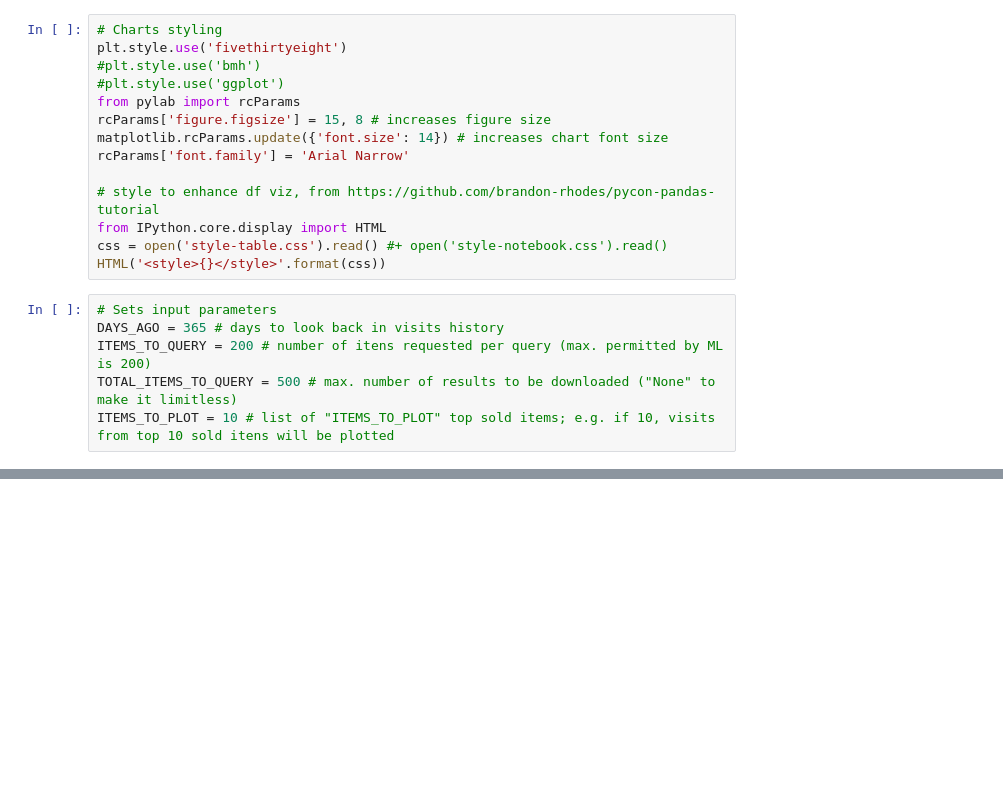
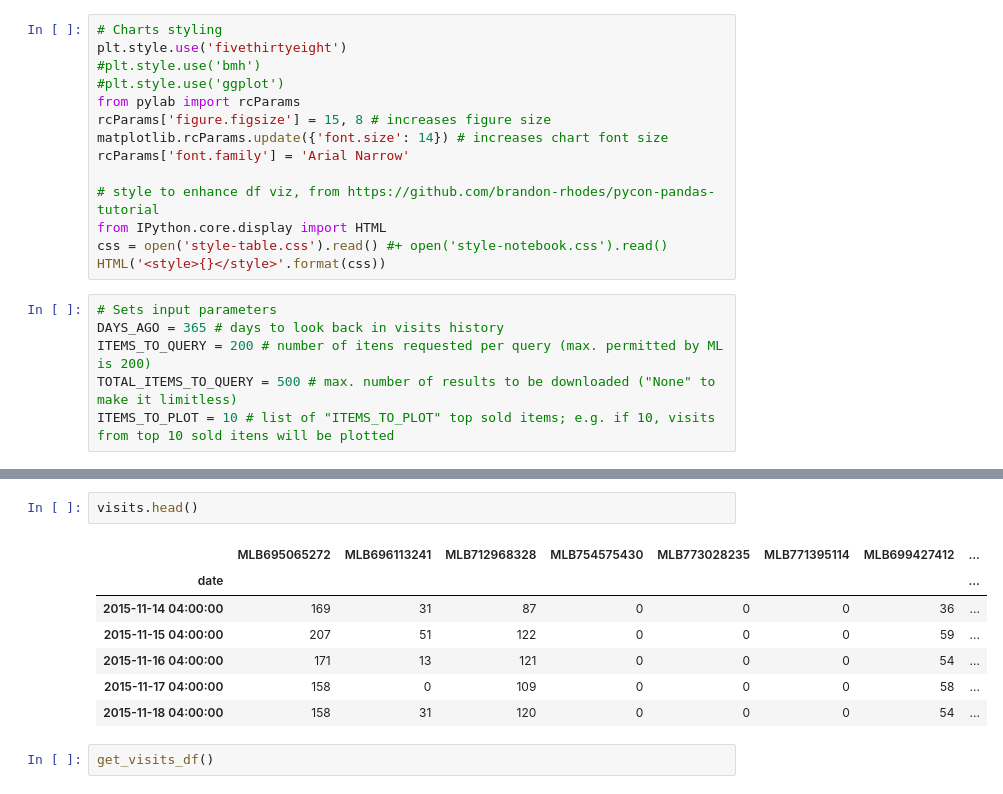
Before and after one commit to lpillmann/mercadolibre-api-wrapper, a Jupyter notebook: exploratory-analysis.ipynb, the cells around one changed output, grey strips where cells are left out. Cells and saved outputs as stored; diff of their text form; blank space fills up the shorter version.

```diff
--- a/exploratory-analysis.ipynb
+++ b/exploratory-analysis.ipynb
@@ -71,0 +95,12 @@ _ymin
+# %%
+visits.head()
+# %% [output]
+|  | MLB695065272 | MLB696113241 | MLB712968328 | MLB754575430 | MLB773028235 | MLB771395114 | MLB699427412 | ... |
+| date |  |  |  |  |  |  |  | ... |
+| 2015-11-14 04:00:00 | 169 | 31 | 87 | 0 | 0 | 0 | 36 | ... |
+| 2015-11-15 04:00:00 | 207 | 51 | 122 | 0 | 0 | 0 | 59 | ... |
+| 2015-11-16 04:00:00 | 171 | 13 | 121 | 0 | 0 | 0 | 54 | ... |
+| 2015-11-17 04:00:00 | 158 | 0 | 109 | 0 | 0 | 0 | 58 | ... |
+| 2015-11-18 04:00:00 | 158 | 31 | 120 | 0 | 0 | 0 | 54 | ... |
+# %%
+get_visits_df()
```
Also changed, not shown: parts of 7 cells of this notebook, 2 other files.
